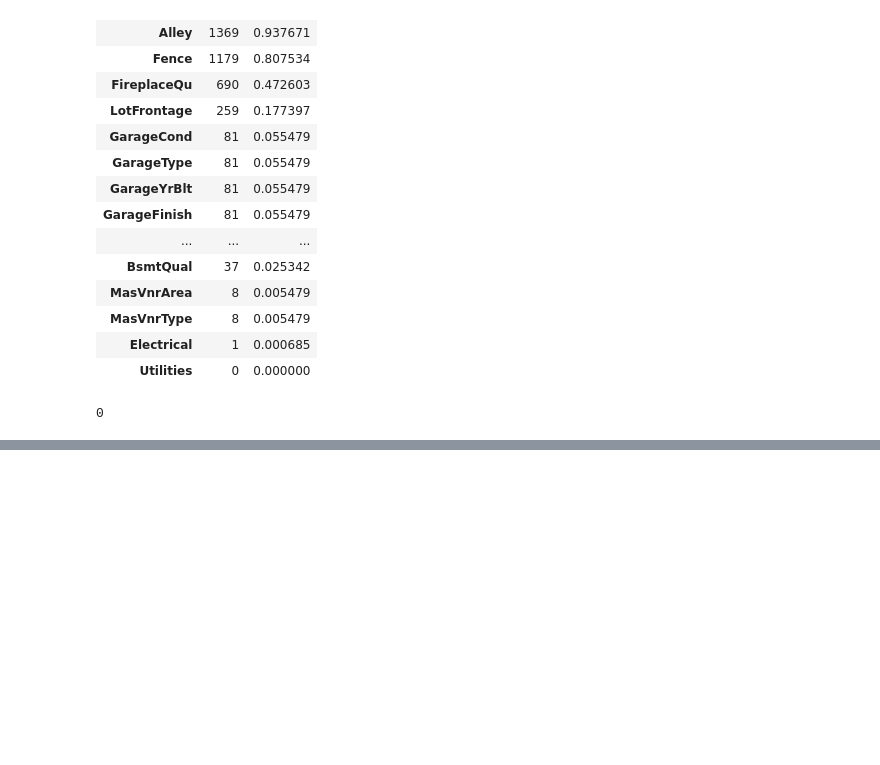
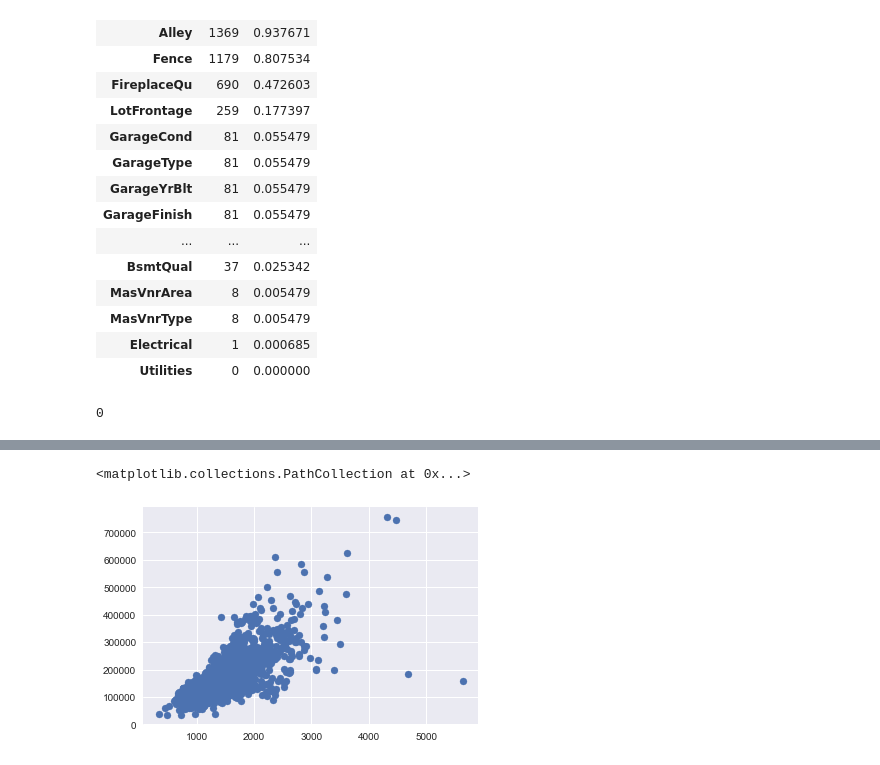
Before and after one commit to amritraj0019/Machine-Learning, a Jupyter notebook: house/Untitled1.ipynb, the cells around one changed output, grey strips where cells are left out. Drawn from its saved outputs; the diff is of its cells as text; code cells hidden in the pictures; blank space fills up the shorter version.

```diff
--- a/house/Untitled1.ipynb
+++ b/house/Untitled1.ipynb
@@ -129,0 +158,5 @@ df_train.isnull().sum().max()
+# %%
+plt.scatter(df_train['GrLivArea'],df_train['SalePrice'])
+# %% [output]
+<matplotlib.collections.PathCollection at 0x...>
+[figure, added]
```
Also changed, not shown: parts of 12 cells of this notebook.
